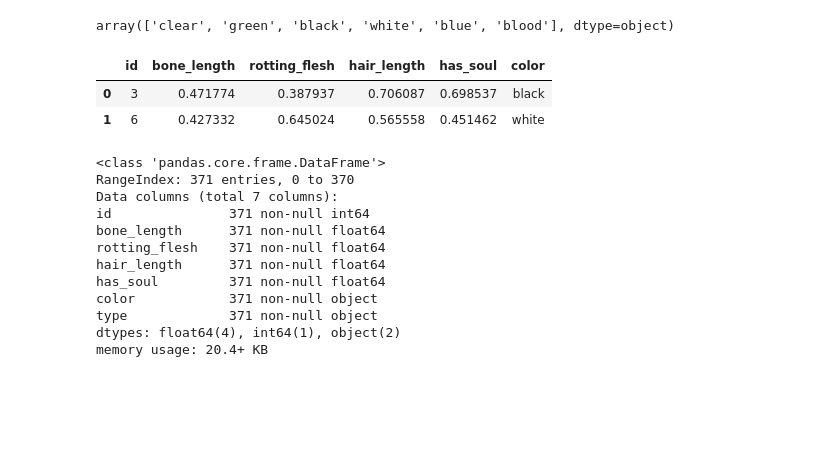
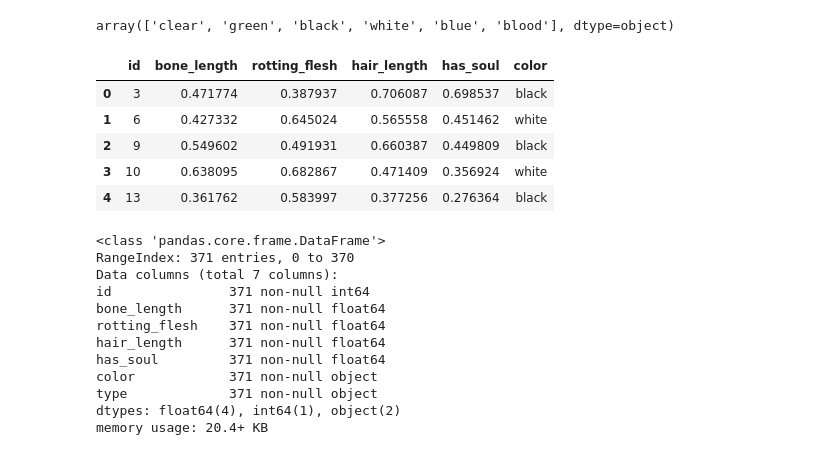
Before and after one commit to TehseenRug1801/ml_course, a Jupyter notebook: tabular_data_classification/halloween_presentation.ipynb, the cells around one changed output. Saved outputs shown, nothing was run; the diff lists cells and outputs as text; code cells hidden in the pictures; blank space fills up the shorter version.

```diff
--- a/tabular_data_classification/halloween_presentation.ipynb
+++ b/tabular_data_classification/halloween_presentation.ipynb
@@ -35,11 +36,14 @@ train['color'].unique()
 # %% [output]
 array(['clear', 'green', 'black', 'white', 'blue', 'blood'], dtype=object)
 # %%
-test.head(2)
+test.head()
 # %% [output]
 |  | id | bone_length | rotting_flesh | hair_length | has_soul | color |
 | 0 | 3 | 0.471774 | 0.387937 | 0.706087 | 0.698537 | black |
 | 1 | 6 | 0.427332 | 0.645024 | 0.565558 | 0.451462 | white |
+| 2 | 9 | 0.549602 | 0.491931 | 0.660387 | 0.449809 | black |
+| 3 | 10 | 0.638095 | 0.682867 | 0.471409 | 0.356924 | white |
+| 4 | 13 | 0.361762 | 0.583997 | 0.377256 | 0.276364 | black |
 # %%
 train.info()
 # %% [output]
```
Also changed, not shown: parts of 26 cells of this notebook.
